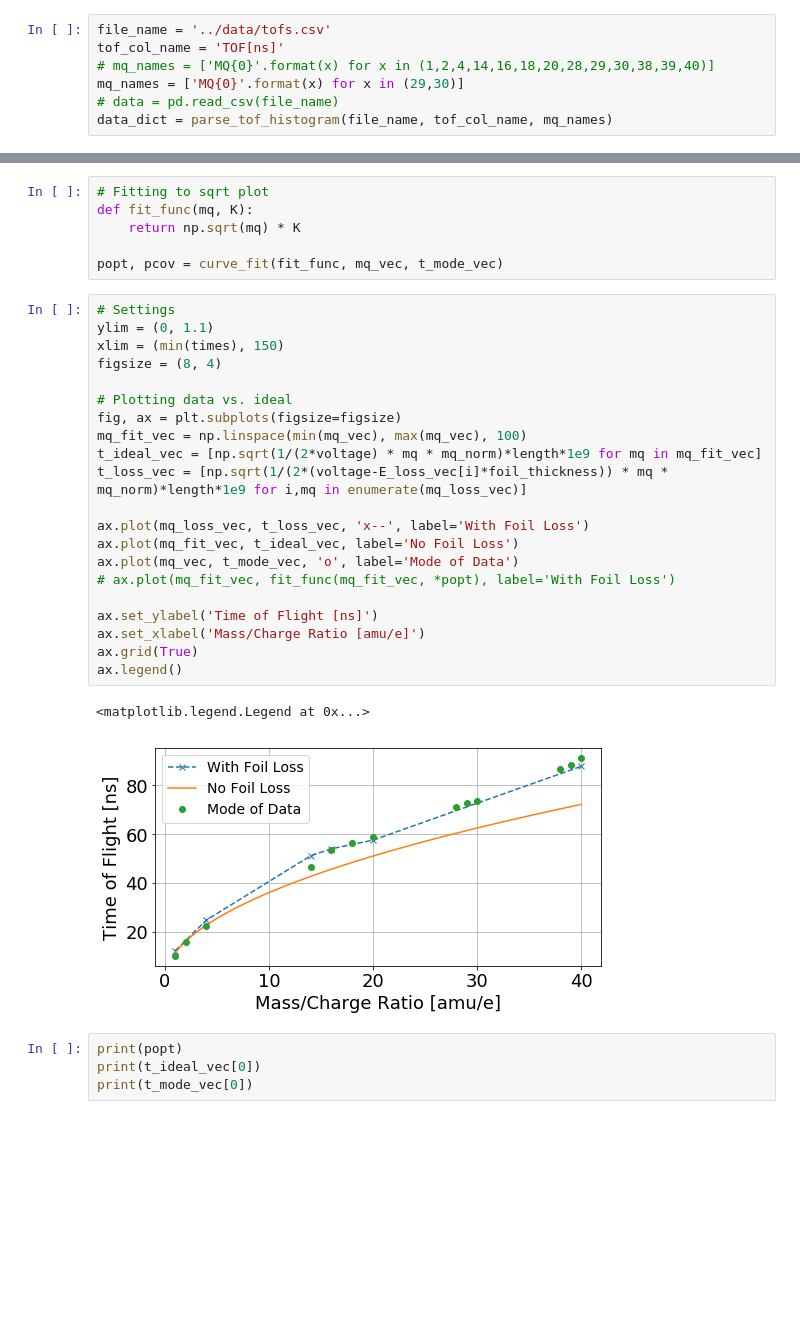
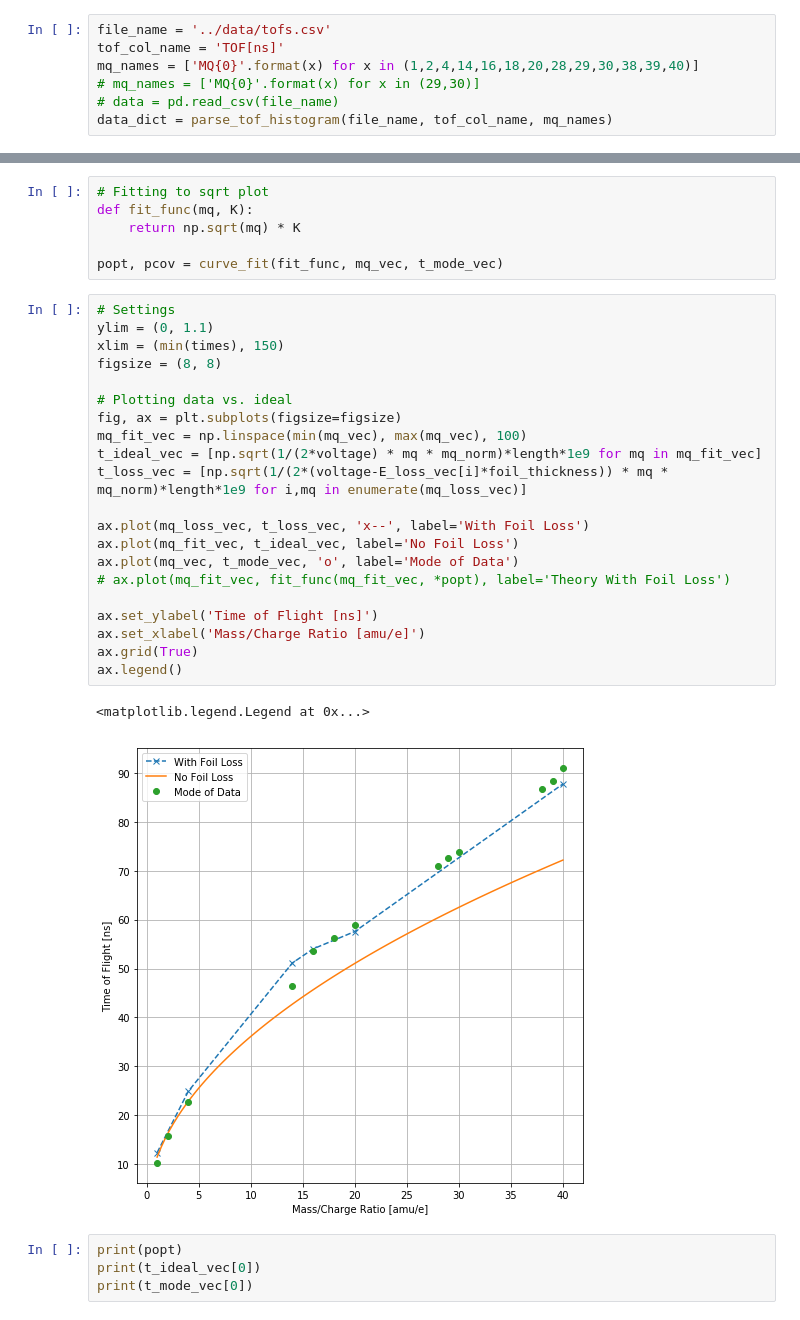
Before and after one commit to iiSmiley/span-ion-code, a Jupyter notebook: scratchpad_ll.ipynb, the cells around one changed output, grey strips where cells are left out. Drawn from its saved outputs; the diff is of its cells as text; blank space fills up the shorter version.

```diff
--- a/scratchpad_ll.ipynb
+++ b/scratchpad_ll.ipynb
@@ -63,8 +63,8 @@ plt.rcParams['axes.prop_cycle'] = (cycler(color=['r', 'g', 'b', 'y']) +
 # %%
 file_name = '../data/tofs.csv'
 tof_col_name = 'TOF[ns]'
-# mq_names = ['MQ{0}'.format(x) for x in (1,2,4,14,16,18,20,28,29,30,38,39,40)]
-mq_names = ['MQ{0}'.format(x) for x in (29,30)]
+mq_names = ['MQ{0}'.format(x) for x in (1,2,4,14,16,18,20,28,29,30,38,39,40)]
+# mq_names = ['MQ{0}'.format(x) for x in (29,30)]
 # data = pd.read_csv(file_name)
 data_dict = parse_tof_histogram(file_name, tof_col_name, mq_names)
 # %%
@@ -142,27 +142,27 @@ popt, pcov = curve_fit(fit_func, mq_vec, t_mode_vec)
 # %%
 # Settings
 ylim = (0, 1.1)
 xlim = (min(times), 150)
-figsize = (8, 4)
+figsize = (8, 8)
 
 # Plotting data vs. ideal
 fig, ax = plt.subplots(figsize=figsize)
 mq_fit_vec = np.linspace(min(mq_vec), max(mq_vec), 100)
 t_ideal_vec = [np.sqrt(1/(2*voltage) * mq * mq_norm)*length*1e9 for mq in mq_fit_vec]
 t_loss_vec = [np.sqrt(1/(2*(voltage-E_loss_vec[i]*foil_thickness)) * mq * mq_norm)*length*1e9 for i,mq in enumerate(mq_loss_vec)]
 
 ax.plot(mq_loss_vec, t_loss_vec, 'x--', label='With Foil Loss')
 ax.plot(mq_fit_vec, t_ideal_vec, label='No Foil Loss')
 ax.plot(mq_vec, t_mode_vec, 'o', label='Mode of Data')
-# ax.plot(mq_fit_vec, fit_func(mq_fit_vec, *popt), label='With Foil Loss')
+# ax.plot(mq_fit_vec, fit_func(mq_fit_vec, *popt), label='Theory With Foil Loss')
 
 ax.set_ylabel('Time of Flight [ns]')
 ax.set_xlabel('Mass/Charge Ratio [amu/e]')
 ax.grid(True)
 ax.legend()
 # %% [output]
 <matplotlib.legend.Legend at 0x...>
-[figure, old version]
+[figure, new version]
 # %%
 print(popt)
 print(t_ideal_vec[0])
```
Also changed, not shown: parts of 1 cell of this notebook.
